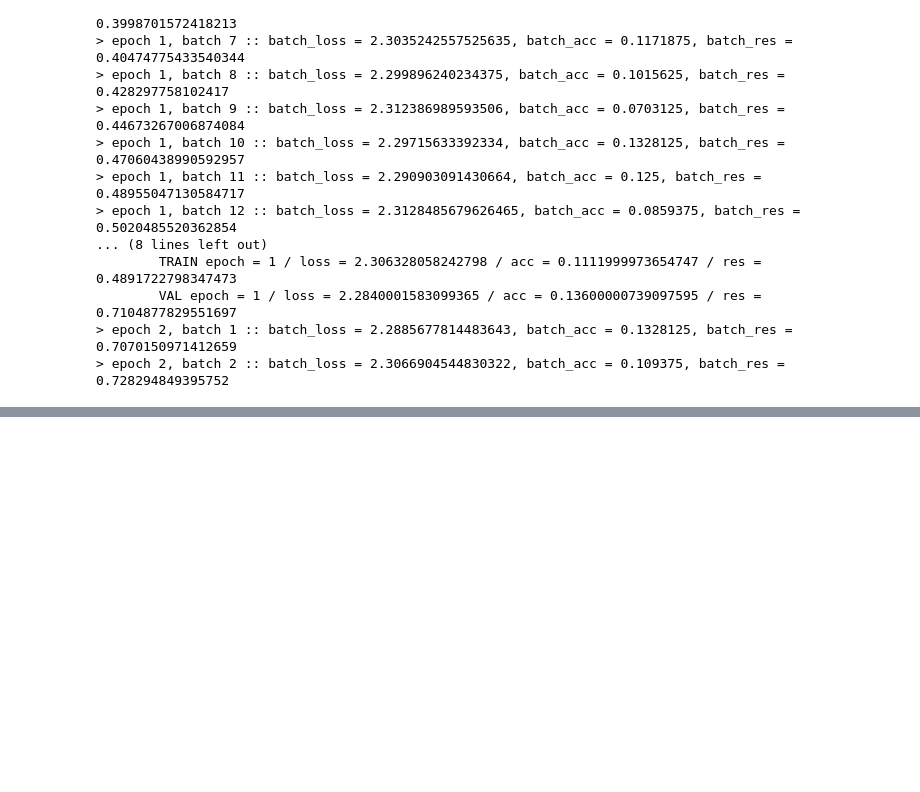
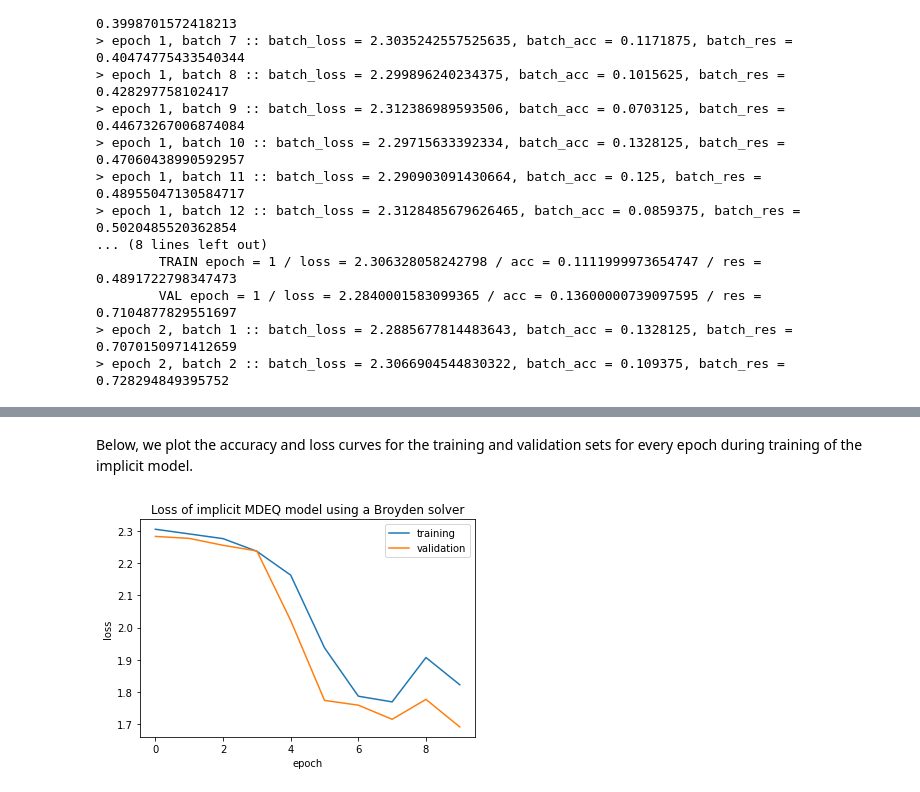
Before and after one commit to adamoyoung/deq-colab, a Jupyter notebook: mdeq-colab.ipynb, the cells around one changed output, grey strips where cells are left out. Cells and saved outputs as stored; diff of their text form; code cells hidden in the pictures; blank space fills up the shorter version.

```diff
--- a/mdeq-colab.ipynb
+++ b/mdeq-colab.ipynb
@@ -1118,0 +1125,2 @@ warming up weights: in first iterations, train first few layers of v deep, weigh
+# %%
+broyden_results = train(mode="implicit", solver='broyden')
@@ -1118,0 +1148,22 @@ warming up weights: in first iterations, train first few layers of v deep, weigh
+# %% [markdown]
+Below, we plot the accuracy and loss curves for the training and validation sets for every epoch during training of the implicit model.
+# %%
+#@title Loss curves of implicit MDEQ model using a Broyden solver
+# importing package
+import matplotlib.pyplot as plt
+
+# create data
+train_loss_broyden = broyden_results['train_loss_vals']
+val_loss_broyden = broyden_results['val_loss_vals']
+epochs = np.arange(len(val_loss_broyden))
+
+# plot lines
+plt.plot(epochs, train_loss_broyden, label = "training")
+plt.plot(epochs, val_loss_broyden, label = "validation")
+plt.xlabel("epoch")
+plt.ylabel("loss")
+plt.title("Loss of implicit MDEQ model using a Broyden solver")
+plt.legend()
+plt.show()
+# %% [output]
+[figure, added]
```
Also changed, not shown: parts of 15 cells of this notebook.
